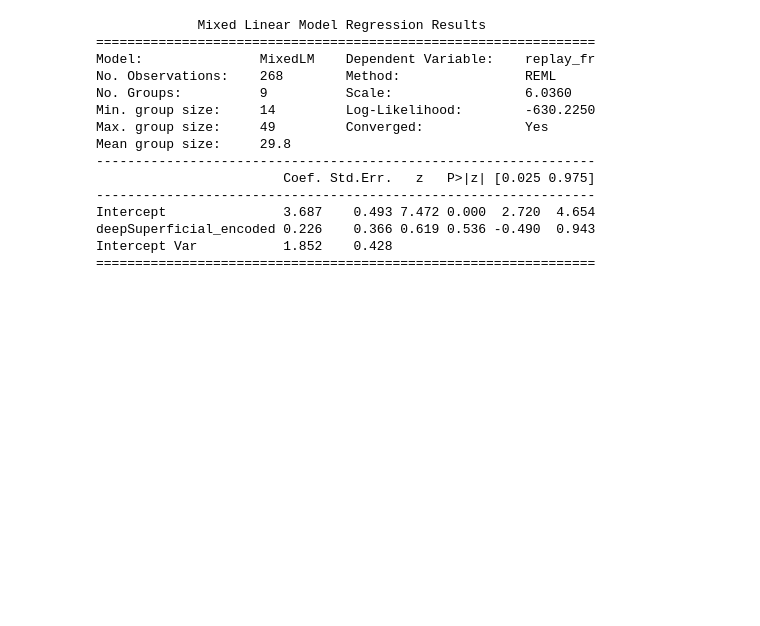
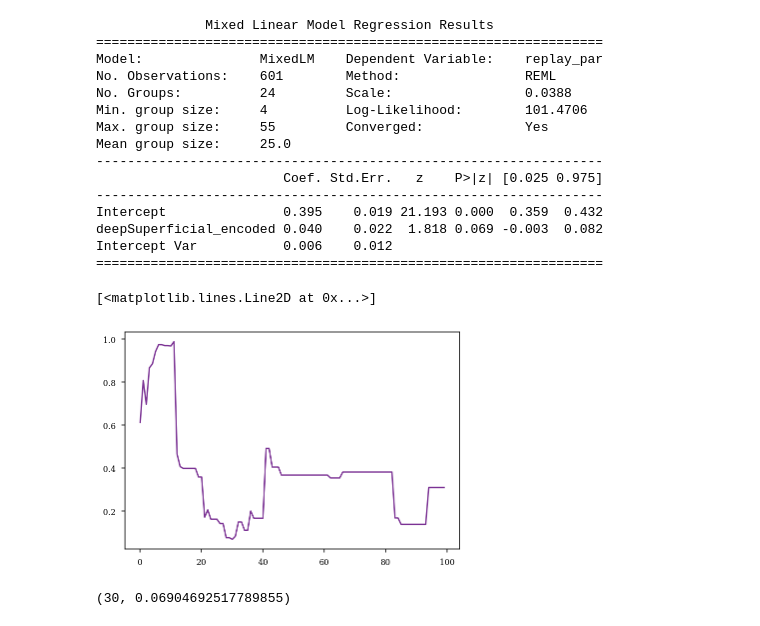
Before and after one commit to ryanharvey1/ripple_heterogeneity, a Jupyter notebook: scripts/replay/replay_participation_all_replays.ipynb, the cells around one changed output. Drawn from its saved outputs; the diff is of its cells as text; code cells hidden in the pictures; blank space fills up the shorter version.

```diff
--- a/scripts/replay/replay_participation_all_replays.ipynb
+++ b/scripts/replay/replay_participation_all_replays.ipynb
@@ -140,7 +189,7 @@ import statsmodels.api as sm
 import statsmodels.formula.api as smf
 from sklearn.preprocessing import LabelEncoder
 
-temp_df = par_df[~np.isnan(par_df["replay_fr"]) & (par_df.deepSuperficial != "middle") & (par_df.n_replays > 0)]
+temp_df = par_df[(par_df.deepSuperficial != "middle") & (par_df.n_replays > 30)]
 
 lbl=LabelEncoder()
 temp_df['basepath_encoded'] = lbl.fit_transform(temp_df[['basepath']])
@@ -148,25 +197,48 @@ temp_df['deepSuperficial_encoded'] = lbl.fit_transform(temp_df[['deepSuperficial
 
 temp_df["Intercept"] = 1
 exog = temp_df[["Intercept", "deepSuperficial_encoded"]]
-md = sm.MixedLM(temp_df["replay_fr"], exog, groups=temp_df["basepath_encoded"], exog_re=exog["Intercept"])
+md = sm.MixedLM(temp_df["replay_par"], exog, groups=temp_df["basepath_encoded"], exog_re=exog["Intercept"])
 mdf = md.fit()
 print(mdf.summary())
 # %% [output]
-             Mixed Linear Model Regression Results
-================================================================
-Model:               MixedLM    Dependent Variable:    replay_fr
-No. Observations:    268        Method:                REML
-No. Groups:          9          Scale:                 6.0360
-Min. group size:     14         Log-Likelihood:        -630.2250
-Max. group size:     49         Converged:             Yes
-Mean group size:     29.8
-----------------------------------------------------------------
-                        Coef. Std.Err.   z   P>|z| [0.025 0.975]
-----------------------------------------------------------------
-Intercept               3.687    0.493 7.472 0.000  2.720  4.654
-deepSuperficial_encoded 0.226    0.366 0.619 0.536 -0.490  0.943
-Intercept Var           1.852    0.428
-================================================================
+              Mixed Linear Model Regression Results
+=================================================================
+Model:               MixedLM    Dependent Variable:    replay_par
+No. Observations:    601        Method:                REML
+No. Groups:          24         Scale:                 0.0388
+Min. group size:     4          Log-Likelihood:        101.4706
+Max. group size:     55         Converged:             Yes
+Mean group size:     25.0
+-----------------------------------------------------------------
+                        Coef. Std.Err.   z    P>|z| [0.025 0.975]
+-----------------------------------------------------------------
+Intercept               0.395    0.019 21.193 0.000  0.359  0.432
+deepSuperficial_encoded 0.040    0.022  1.818 0.069 -0.003  0.082
+Intercept Var           0.006    0.012
+=================================================================
+# %%
+pval = []
+for i in range(0,100,1):
+    temp_df = par_df[(par_df.deepSuperficial != "middle") & (par_df.n_replays > i)]
+
+    lbl=LabelEncoder()
+    temp_df['basepath_encoded'] = lbl.fit_transform(temp_df[['basepath']])
+    temp_df['deepSuperficial_encoded'] = lbl.fit_transform(temp_df[['deepSuperficial']])
+
+    temp_df["Intercept"] = 1
+    exog = temp_df[["Intercept", "deepSuperficial_encoded"]]
+    md = sm.MixedLM(temp_df["replay_par"], exog, groups=temp_df["basepath_encoded"], exog_re=exog["Intercept"])
+    mdf = md.fit()
+    pval.append(mdf.pvalues.deepSuperficial_encoded)
+# %%
+plt.plot(range(0,100,1), pval)
+# %% [output]
+[<matplotlib.lines.Line2D at 0x...>]
+[figure, added]
+# %%
+np.argmin(pval),np.min(pval)
+# %% [output]
+(30, 0.06904692517789855)
 # %%
 # par_df["forward_reverse_ratio"] = (
 #     par_df.forward_replay_par - par_df.reverse_replay_par
```
Also changed, not shown: parts of 11 cells of this notebook.
